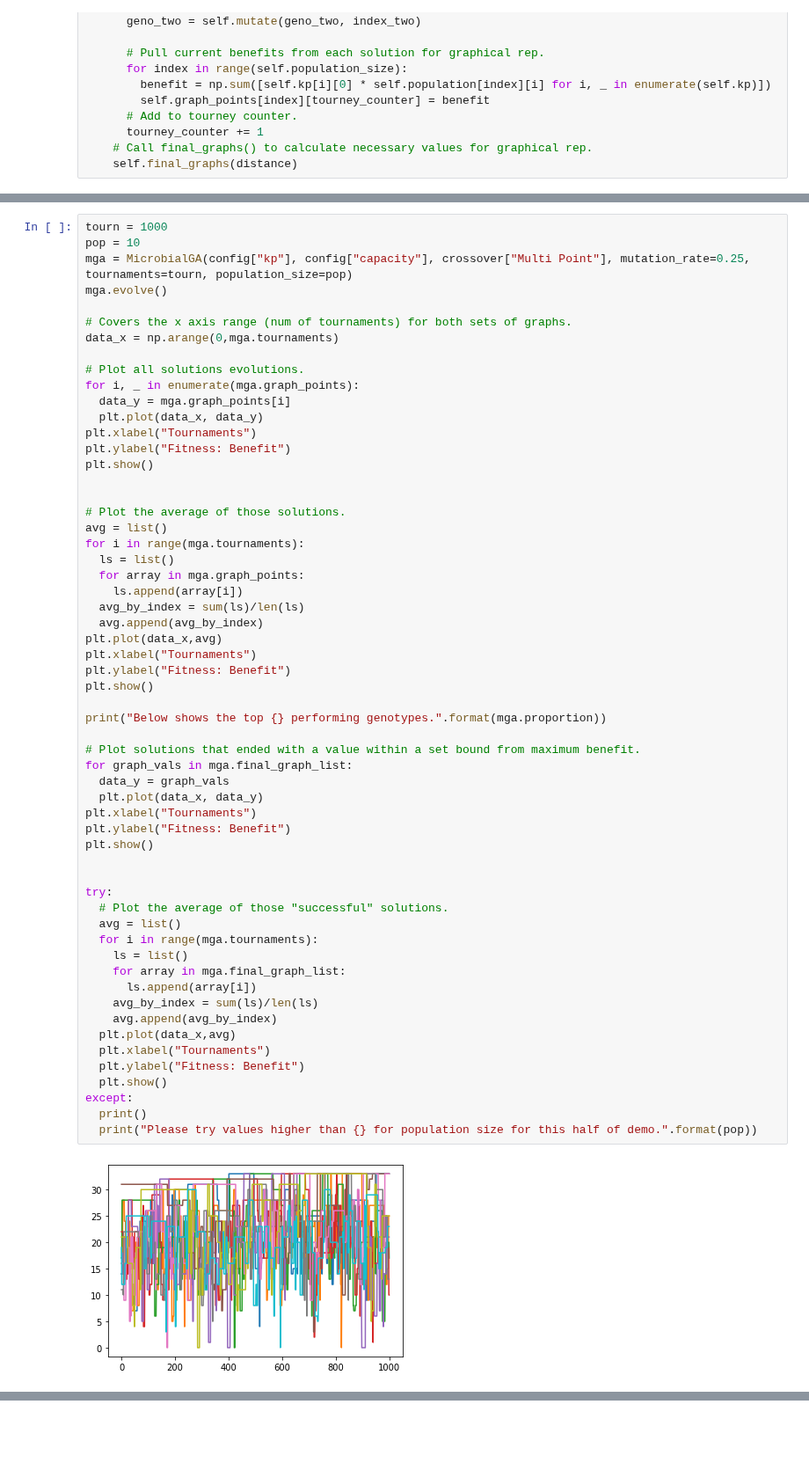
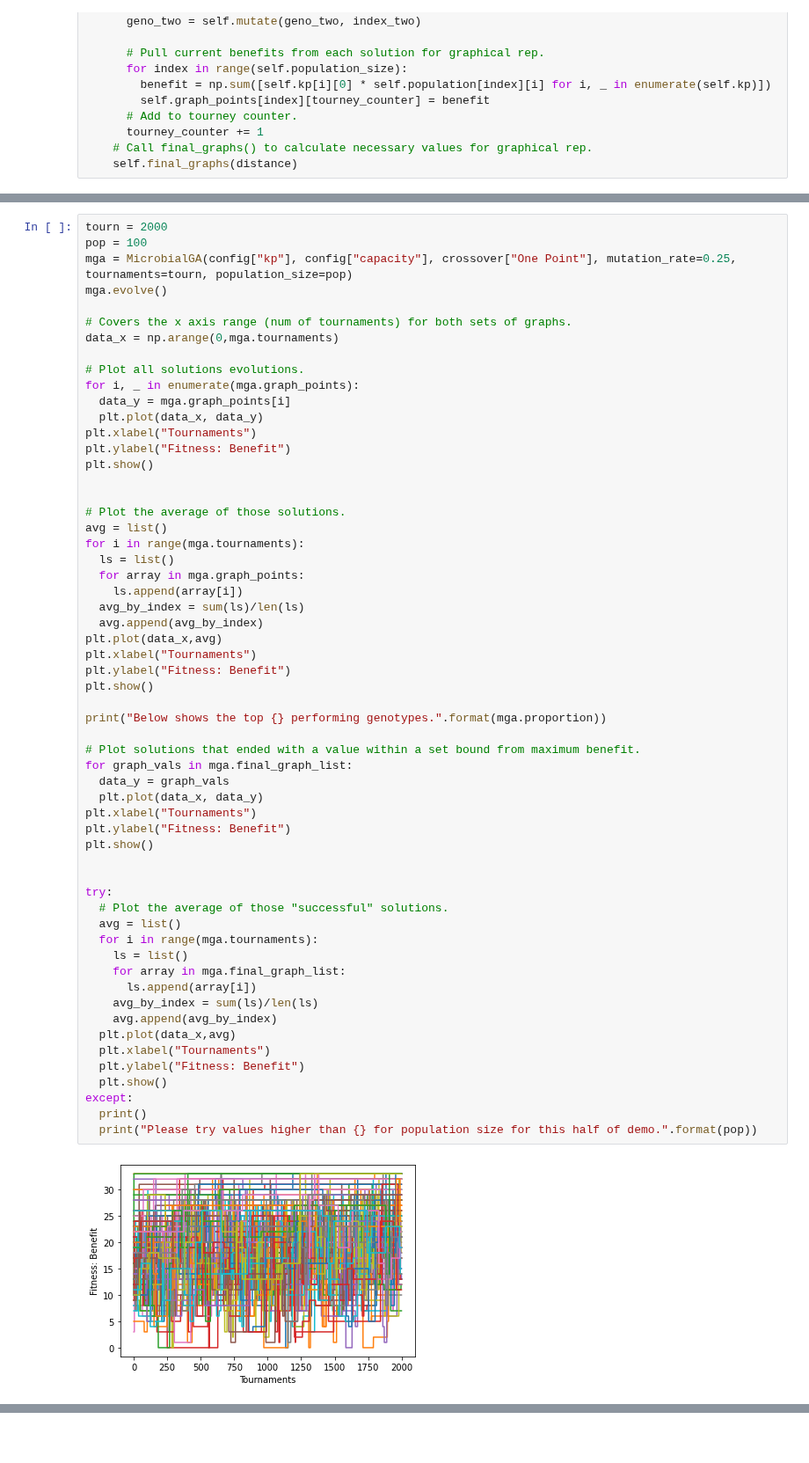
Before and after one commit to LordLean/Acquired-Intelligence-Adaptive-Behaviour, a Jupyter notebook: AIAB_Labs/microbialGA.ipynb, the cells around one changed output, grey strips where cells are left out. Shown at 88% size. Drawn from its saved outputs; the diff is of its cells as text.

```diff
--- a/AIAB_Labs/microbialGA.ipynb
+++ b/AIAB_Labs/microbialGA.ipynb
@@ -291,7 +291,7 @@ Array Two: [0 1 0 0 0 0 0 0 0 1]
 # %%
-tourn = 1000
-pop = 10
-mga = MicrobialGA(config["kp"], config["capacity"], crossover["Multi Point"], mutation_rate=0.25, tournaments=tourn, population_size=pop)
+tourn = 2000
+pop = 100
+mga = MicrobialGA(config["kp"], config["capacity"], crossover["One Point"], mutation_rate=0.25, tournaments=tourn, population_size=pop)
 mga.evolve()
 
 # Covers the x axis range (num of tournaments) for both sets of graphs.
@@ -320,31 +320,31 @@ plt.ylabel("Fitness: Benefit")
 plt.show()
 
 print("Below shows the top {} performing genotypes.".format(mga.proportion))
 
 # Plot solutions that ended with a value within a set bound from maximum benefit.
 for graph_vals in mga.final_graph_list:
   data_y = graph_vals
   plt.plot(data_x, data_y)
 plt.xlabel("Tournaments")
 plt.ylabel("Fitness: Benefit")
 plt.show()
 
 
 try:
   # Plot the average of those "successful" solutions.
   avg = list()
   for i in range(mga.tournaments):
     ls = list()
     for array in mga.final_graph_list:
       ls.append(array[i])
     avg_by_index = sum(ls)/len(ls)
     avg.append(avg_by_index)
   plt.plot(data_x,avg)
   plt.xlabel("Tournaments")
   plt.ylabel("Fitness: Benefit")
   plt.show()
 except:
   print()
   print("Please try values higher than {} for population size for this half of demo.".format(pop))
 # %% [output]
-[figure, old version]
+[figure, new version]
```
Also changed, not shown: parts of 10 cells of this notebook.
